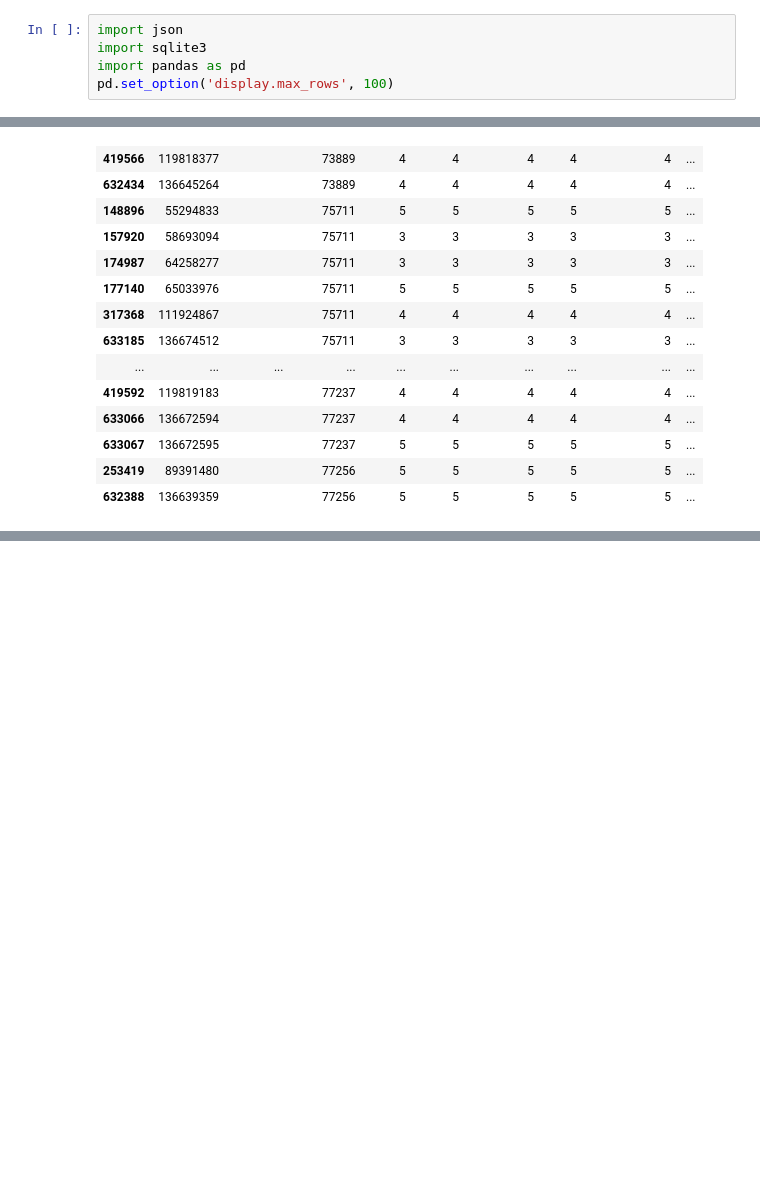
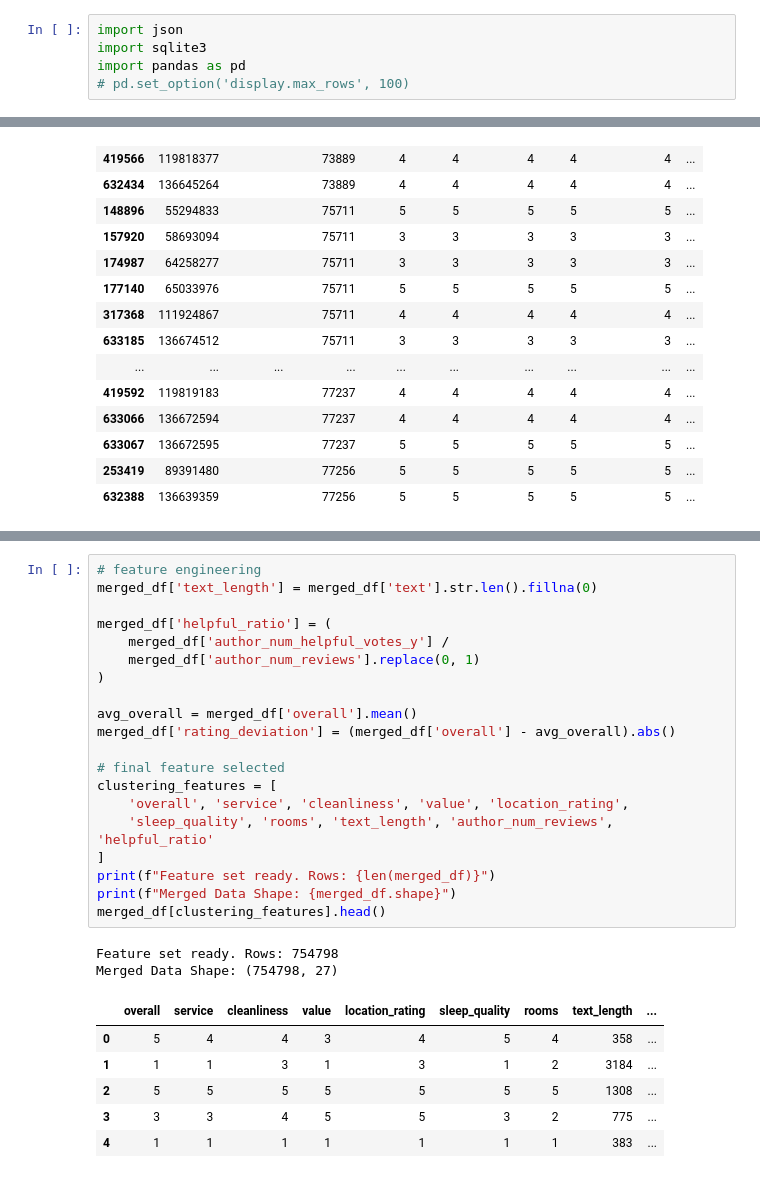
Before and after one commit to lucasnyc/is5126-assignment1, a Jupyter notebook: lucas/02_exploratory_analysis_lucas.ipynb, the cells around one changed output, grey strips where cells are left out. Cells and saved outputs as stored; diff of their text form; blank space fills up the shorter version.

```diff
--- a/lucas/02_exploratory_analysis_lucas.ipynb
+++ b/lucas/02_exploratory_analysis_lucas.ipynb
@@ -2,7 +2,7 @@
 import json
 import sqlite3
 import pandas as pd
-pd.set_option('display.max_rows', 100)
+# pd.set_option('display.max_rows', 100)
 # %%
 JSON_FILE = "review.json"
 SQLITE_DB = "reviews_sample.db"
@@ -529,0 +542,29 @@ Number of duplicate reviews (same author + hotel + text): 1550
+# %%
+# feature engineering
+merged_df['text_length'] = merged_df['text'].str.len().fillna(0)
+
+merged_df['helpful_ratio'] = (
+    merged_df['author_num_helpful_votes_y'] /
+    merged_df['author_num_reviews'].replace(0, 1)
+)
+
+avg_overall = merged_df['overall'].mean()
+merged_df['rating_deviation'] = (merged_df['overall'] - avg_overall).abs()
+
+# final feature selected
+clustering_features = [
+    'overall', 'service', 'cleanliness', 'value', 'location_rating',
+    'sleep_quality', 'rooms', 'text_length', 'author_num_reviews', 'helpful_ratio'
+]
+print(f"Feature set ready. Rows: {len(merged_df)}")
+print(f"Merged Data Shape: {merged_df.shape}")
+merged_df[clustering_features].head()
+# %% [output]
+Feature set ready. Rows: 754798
+Merged Data Shape: (754798, 27)
+|  | overall | service | cleanliness | value | location_rating | sleep_quality | rooms | text_length | ... |
+| 0 | 5 | 4 | 4 | 3 | 4 | 5 | 4 | 358 | ... |
+| 1 | 1 | 1 | 3 | 1 | 3 | 1 | 2 | 3184 | ... |
+| 2 | 5 | 5 | 5 | 5 | 5 | 5 | 5 | 1308 | ... |
+| 3 | 3 | 3 | 4 | 5 | 5 | 3 | 2 | 775 | ... |
+| 4 | 1 | 1 | 1 | 1 | 1 | 1 | 1 | 383 | ... |
```
Also changed, not shown: parts of 10 cells of this notebook.
